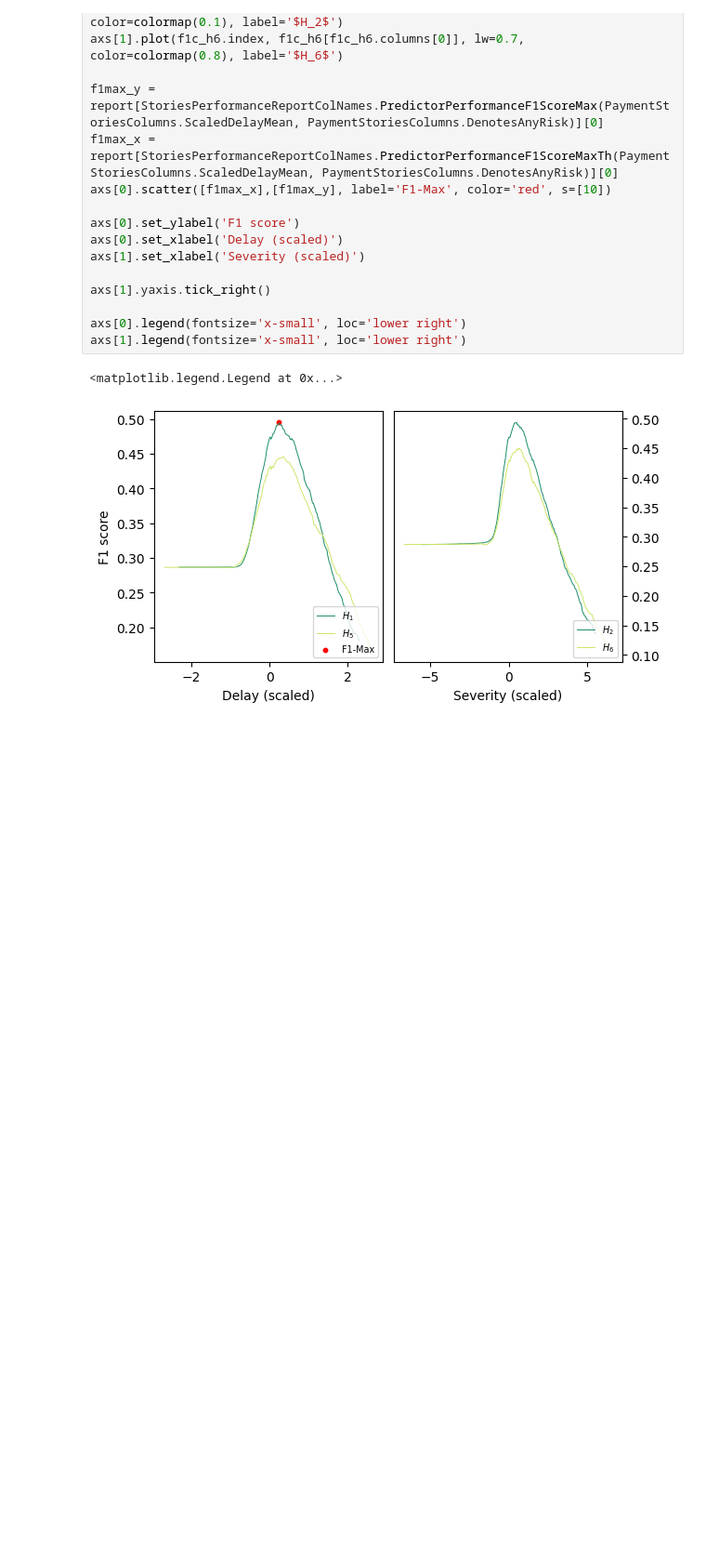
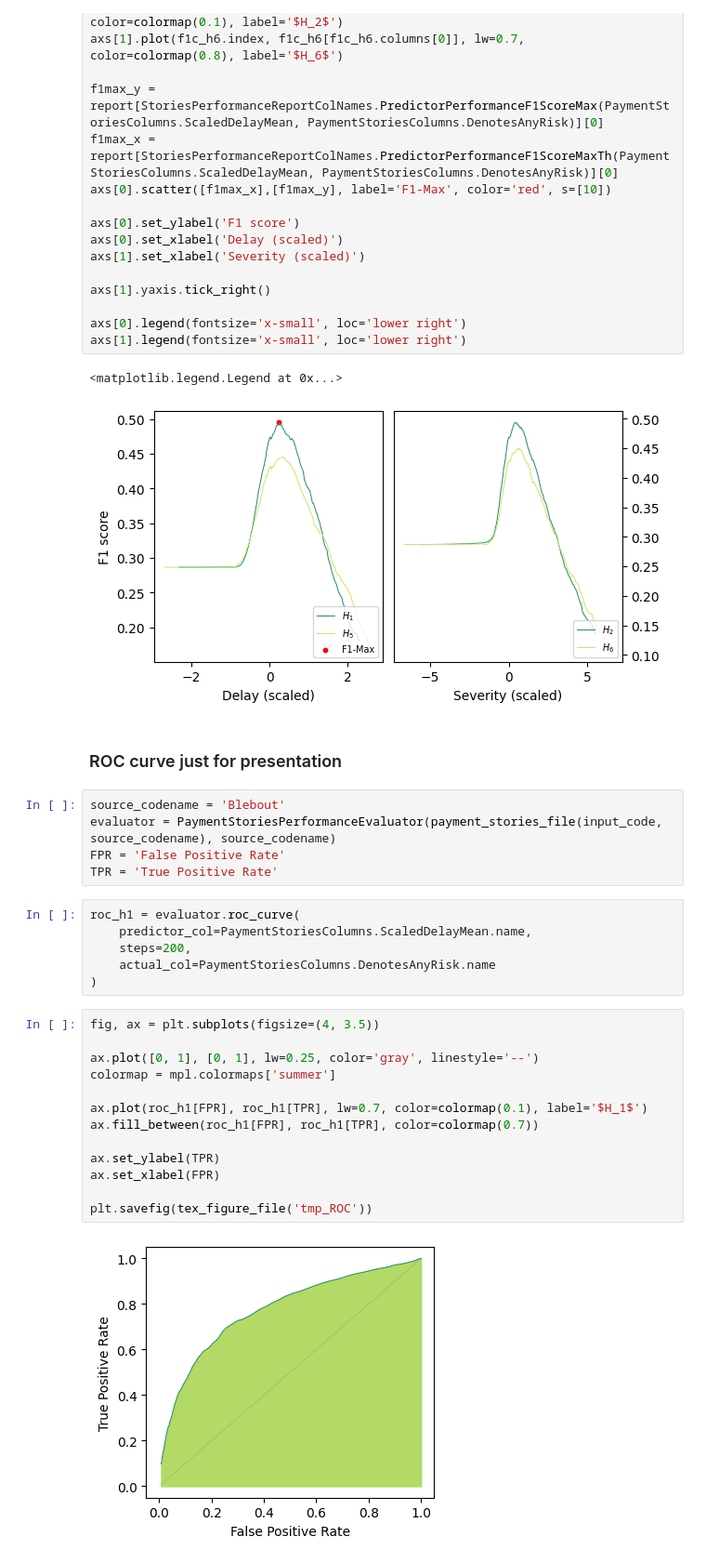
Before and after one commit to konradgrodek/ADDS_PayDelay, a Jupyter notebook: 20_data_overview/200_data_overview.ipynb, the cells around one changed output. Shown at 93% size. Cells and saved outputs as stored; diff of their text form; blank space fills up the shorter version.

```diff
--- a/20_data_overview/200_data_overview.ipynb
+++ b/20_data_overview/200_data_overview.ipynb
@@ -948,3 +948,31 @@ axs[1].legend(fontsize='x-small', loc='lower right')
 # %% [output]
 <matplotlib.legend.Legend at 0x...>
 [figure]
+# %% [markdown]
+### ROC curve just for presentation
+# %%
+source_codename = 'Blebout'
+evaluator = PaymentStoriesPerformanceEvaluator(payment_stories_file(input_code, source_codename), source_codename)
+FPR = 'False Positive Rate'
+TPR = 'True Positive Rate'
+# %%
+roc_h1 = evaluator.roc_curve(
+    predictor_col=PaymentStoriesColumns.ScaledDelayMean.name,
+    steps=200,
+    actual_col=PaymentStoriesColumns.DenotesAnyRisk.name
+)
+# %%
+fig, ax = plt.subplots(figsize=(4, 3.5))
+
+ax.plot([0, 1], [0, 1], lw=0.25, color='gray', linestyle='--')
+colormap = mpl.colormaps['summer']
+
+ax.plot(roc_h1[FPR], roc_h1[TPR], lw=0.7, color=colormap(0.1), label='$H_1$')
+ax.fill_between(roc_h1[FPR], roc_h1[TPR], color=colormap(0.7))
+
+ax.set_ylabel(TPR)
+ax.set_xlabel(FPR)
+
+plt.savefig(tex_figure_file('tmp_ROC'))
+# %% [output]
+[figure, added]
```
Also changed, not shown: 6 other files.
